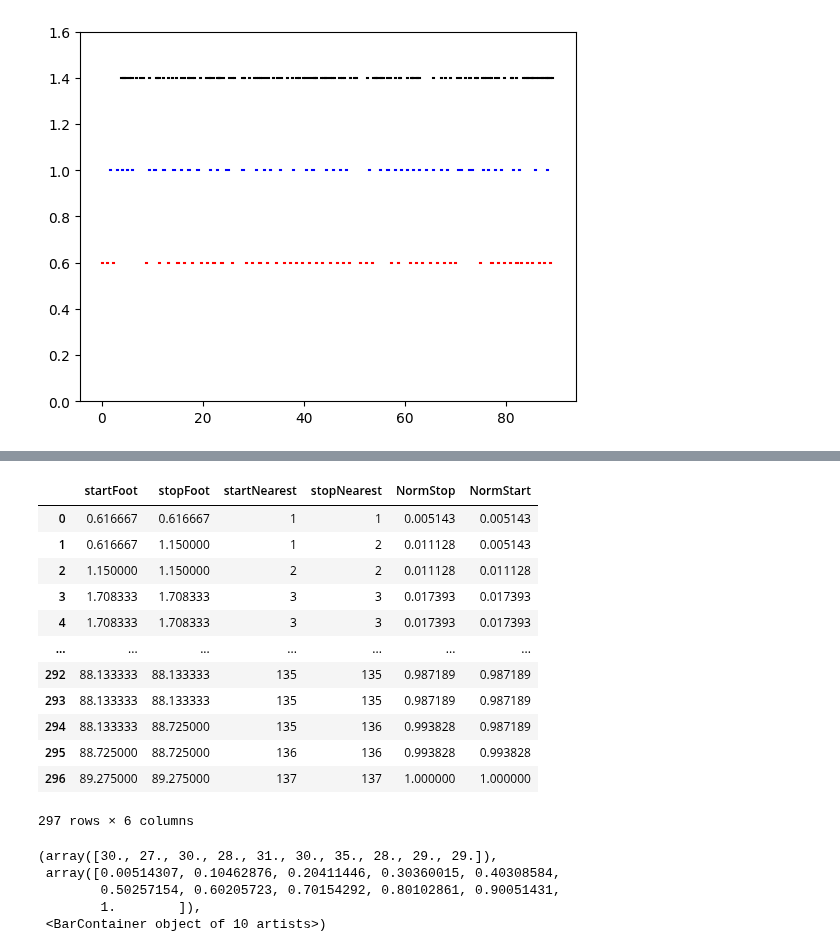
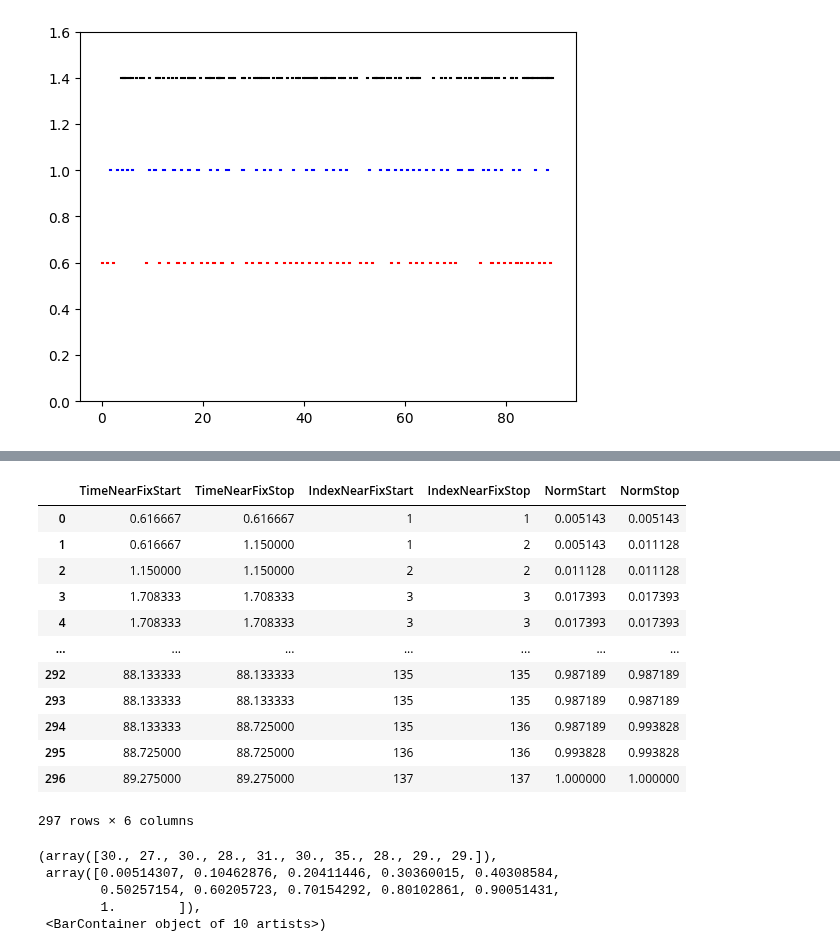
Before and after one commit to BonnenLab/visualize-skelly-laser-environment, a Jupyter notebook: fixations-vs-feet.ipynb, the cells around one changed output, grey strips where cells are left out. Saved outputs shown, nothing was run; the diff lists cells and outputs as text; code cells hidden in the pictures.

```diff
--- a/fixations-vs-feet.ipynb
+++ b/fixations-vs-feet.ipynb
@@ -118,14 +130,14 @@ stop_distances, stop_indices = neigh.kneighbors(Stop)
 startNearest = np.array(start_indices)
 stopNearest = np.array(stop_indices)
 # %%
-start_times_f = footfalls[start_indices]
-stop_times_f = footfalls[stop_indices]
-start_times_f = start_times_f[:,0]
-stop_times_f = stop_times_f[:,0]
+closest_timeStart = footfalls[start_indices]
+closest_timeStop = footfalls[stop_indices]
+closest_timeStart = closest_timeStart[:,0]
+closest_timeStop = closest_timeStop[:,0]
 
-df = pd.DataFrame(start_times_f, columns = ['startFoot'])
-df['stopFoot'] = stop_times_f
-df['startNearest'] = startNearest
-df['stopNearest'] = stopNearest
+nearestFootfalls = pd.DataFrame(closest_timeStart, columns = ['TimeNearFixStart'])
+nearestFootfalls['TimeNearFixStop'] = closest_timeStop
+nearestFootfalls['IndexNearFixStart'] = startNearest
+nearestFootfalls['IndexNearFixStop'] = stopNearest
 #df['Start'] = FixStart.loc[1:, ['Time']]
 #df['Stop'] = FixEnd['Time']
@@ -151,38 +163,38 @@ fmax = footfalls_ar.max()
 fmin = footfalls_ar.min()
 
 
-NormStart = np.array(df['startFoot'].copy())
+NormStart = np.array(nearestFootfalls['TimeNearFixStart'].copy())
 minmaxnorm = []
 
 for x in NormStart:
     y = ((x - fmin) / (fmax - fmin))
     minmaxnorm.append(y)
 
-df['NormStart'] = minmaxnorm
+nearestFootfalls['NormStart'] = minmaxnorm
 # %%
-NormStop = np.array(df['stopFoot'].copy())
+NormStop = np.array(nearestFootfalls['TimeNearFixStop'].copy())
 minmaxnorm_stop = []
-# start and stop have the same min and max
+
 for x in NormStop:
     y = ((x - fmin) / (fmax - fmin))
     minmaxnorm_stop.append(y)
 
-df['NormStop'] = minmaxnorm_stop
+nearestFootfalls['NormStop'] = minmaxnorm_stop
-# %%
-df
-# %% [output]
-|  | startFoot | stopFoot | startNearest | stopNearest | NormStop | NormStart |
-| 0 | 0.616667 | 0.616667 | 1 | 1 | 0.005143 | 0.005143 |
-| 1 | 0.616667 | 1.150000 | 1 | 2 | 0.011128 | 0.005143 |
-| 2 | 1.150000 | 1.150000 | 2 | 2 | 0.011128 | 0.011128 |
-| 3 | 1.708333 | 1.708333 | 3 | 3 | 0.017393 | 0.017393 |
-| 4 | 1.708333 | 1.708333 | 3 | 3 | 0.017393 | 0.017393 |
-| ... | ... | ... | ... | ... | ... | ... |
-| 292 | 88.133333 | 88.133333 | 135 | 135 | 0.987189 | 0.987189 |
-| 293 | 88.133333 | 88.133333 | 135 | 135 | 0.987189 | 0.987189 |
-| 294 | 88.133333 | 88.725000 | 135 | 136 | 0.993828 | 0.987189 |
-| 295 | 88.725000 | 88.725000 | 136 | 136 | 0.993828 | 0.993828 |
-| 296 | 89.275000 | 89.275000 | 137 | 137 | 1.000000 | 1.000000 |
-297 rows × 6 columns
+# %%
+nearestFootfalls
+# %% [output]
+|  | TimeNearFixStart | TimeNearFixStop | IndexNearFixStart | IndexNearFixStop | NormStart | NormStop |
+| 0 | 0.616667 | 0.616667 | 1 | 1 | 0.005143 | 0.005143 |
+| 1 | 0.616667 | 1.150000 | 1 | 2 | 0.005143 | 0.011128 |
+| 2 | 1.150000 | 1.150000 | 2 | 2 | 0.011128 | 0.011128 |
+| 3 | 1.708333 | 1.708333 | 3 | 3 | 0.017393 | 0.017393 |
+| 4 | 1.708333 | 1.708333 | 3 | 3 | 0.017393 | 0.017393 |
+| ... | ... | ... | ... | ... | ... | ... |
+| 292 | 88.133333 | 88.133333 | 135 | 135 | 0.987189 | 0.987189 |
+| 293 | 88.133333 | 88.133333 | 135 | 135 | 0.987189 | 0.987189 |
+| 294 | 88.133333 | 88.725000 | 135 | 136 | 0.987189 | 0.993828 |
+| 295 | 88.725000 | 88.725000 | 136 | 136 | 0.993828 | 0.993828 |
+| 296 | 89.275000 | 89.275000 | 137 | 137 | 1.000000 | 1.000000 |
+297 rows × 6 columns
 # %%
 plt.subplot(1,2,1)
```
Also changed, not shown: parts of 7 cells of this notebook.
